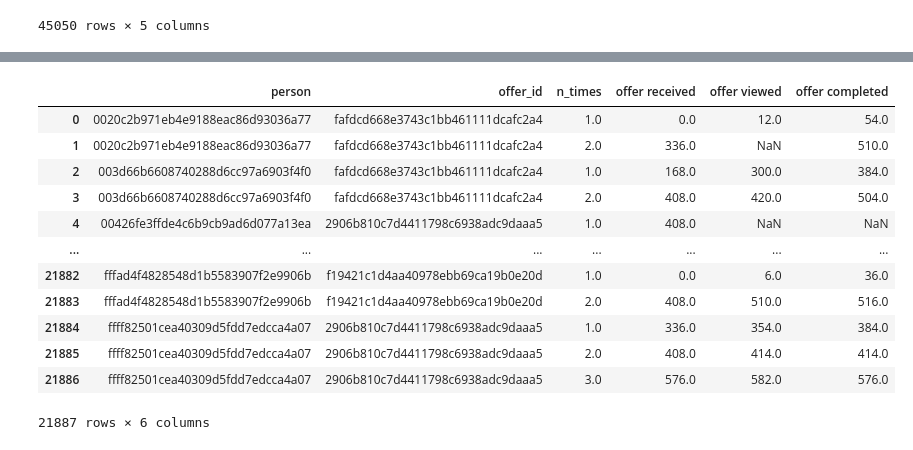
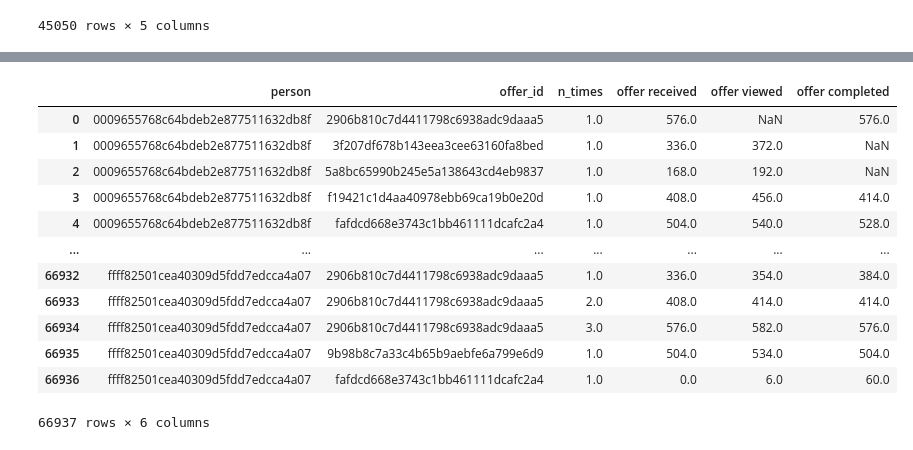
Before and after one commit to Haroldg94/Udacity-Machine-Learning-Engineer-Nanodegree, a Jupyter notebook: Capstone_project.ipynb, the cells around one changed output, grey strips where cells are left out. Saved outputs shown, nothing was run; the diff lists cells and outputs as text; code cells hidden in the pictures.

```diff
--- a/Capstone_project.ipynb
+++ b/Capstone_project.ipynb
@@ -553,0 +562,4 @@ df.head(15)
+# %%
+# Concatenating both dataframes
+offer_events_df = pd.concat([df, offer_events_df.loc[np.array(offer_events_filter),:]])
+offer_events_df
@@ -554,22 +580,23 @@ df.head(15)
 # %%
-pivot_test = pd.pivot_table(data=df,
+# Making a pivot table to have the times of each events of each offer sent to the customer
+offers_times_df = pd.pivot_table(data=offer_events_df,
                                index=['person','offer_id','n_times'],
                                columns=['event'],
                                values='time',
                               ).rename_axis(None, axis = 'columns').reset_index()
-pivot_test = pivot_test.loc[:,['person','offer_id','n_times','offer received','offer viewed','offer completed']]
-pivot_test
+offers_times_df = offers_times_df.loc[:,['person','offer_id','n_times','offer received','offer viewed','offer completed']]
+offers_times_df
 # %% [output]
 |  | person | offer_id | n_times | offer received | offer viewed | offer completed |
-| 0 | 0020c2b971eb4e9188eac86d93036a77 | fafdcd668e3743c1bb461111dcafc2a4 | 1.0 | 0.0 | 12.0 | 54.0 |
-| 1 | 0020c2b971eb4e9188eac86d93036a77 | fafdcd668e3743c1bb461111dcafc2a4 | 2.0 | 336.0 | NaN | 510.0 |
-| 2 | 003d66b6608740288d6cc97a6903f4f0 | fafdcd668e3743c1bb461111dcafc2a4 | 1.0 | 168.0 | 300.0 | 384.0 |
-| 3 | 003d66b6608740288d6cc97a6903f4f0 | fafdcd668e3743c1bb461111dcafc2a4 | 2.0 | 408.0 | 420.0 | 504.0 |
-| 4 | 00426fe3ffde4c6b9cb9ad6d077a13ea | 2906b810c7d4411798c6938adc9daaa5 | 1.0 | 408.0 | NaN | NaN |
+| 0 | 0009655768c64bdeb2e877511632db8f | 2906b810c7d4411798c6938adc9daaa5 | 1.0 | 576.0 | NaN | 576.0 |
+| 1 | 0009655768c64bdeb2e877511632db8f | 3f207df678b143eea3cee63160fa8bed | 1.0 | 336.0 | 372.0 | NaN |
+| 2 | 0009655768c64bdeb2e877511632db8f | 5a8bc65990b245e5a138643cd4eb9837 | 1.0 | 168.0 | 192.0 | NaN |
+| 3 | 0009655768c64bdeb2e877511632db8f | f19421c1d4aa40978ebb69ca19b0e20d | 1.0 | 408.0 | 456.0 | 414.0 |
+| 4 | 0009655768c64bdeb2e877511632db8f | fafdcd668e3743c1bb461111dcafc2a4 | 1.0 | 504.0 | 540.0 | 528.0 |
 | ... | ... | ... | ... | ... | ... | ... |
-| 21882 | fffad4f4828548d1b5583907f2e9906b | f19421c1d4aa40978ebb69ca19b0e20d | 1.0 | 0.0 | 6.0 | 36.0 |
-| 21883 | fffad4f4828548d1b5583907f2e9906b | f19421c1d4aa40978ebb69ca19b0e20d | 2.0 | 408.0 | 510.0 | 516.0 |
-| 21884 | ffff82501cea40309d5fdd7edcca4a07 | 2906b810c7d4411798c6938adc9daaa5 | 1.0 | 336.0 | 354.0 | 384.0 |
-| 21885 | ffff82501cea40309d5fdd7edcca4a07 | 2906b810c7d4411798c6938adc9daaa5 | 2.0 | 408.0 | 414.0 | 414.0 |
-| 21886 | ffff82501cea40309d5fdd7edcca4a07 | 2906b810c7d4411798c6938adc9daaa5 | 3.0 | 576.0 | 582.0 | 576.0 |
+| 66932 | ffff82501cea40309d5fdd7edcca4a07 | 2906b810c7d4411798c6938adc9daaa5 | 1.0 | 336.0 | 354.0 | 384.0 |
+| 66933 | ffff82501cea40309d5fdd7edcca4a07 | 2906b810c7d4411798c6938adc9daaa5 | 2.0 | 408.0 | 414.0 | 414.0 |
+| 66934 | ffff82501cea40309d5fdd7edcca4a07 | 2906b810c7d4411798c6938adc9daaa5 | 3.0 | 576.0 | 582.0 | 576.0 |
+| 66935 | ffff82501cea40309d5fdd7edcca4a07 | 9b98b8c7a33c4b65b9aebfe6a799e6d9 | 1.0 | 504.0 | 534.0 | 504.0 |
+| 66936 | ffff82501cea40309d5fdd7edcca4a07 | fafdcd668e3743c1bb461111dcafc2a4 | 1.0 | 0.0 | 6.0 | 60.0 |
-21887 rows × 6 columns
+66937 rows × 6 columns
```
Also changed, not shown: parts of 40 cells of this notebook.
